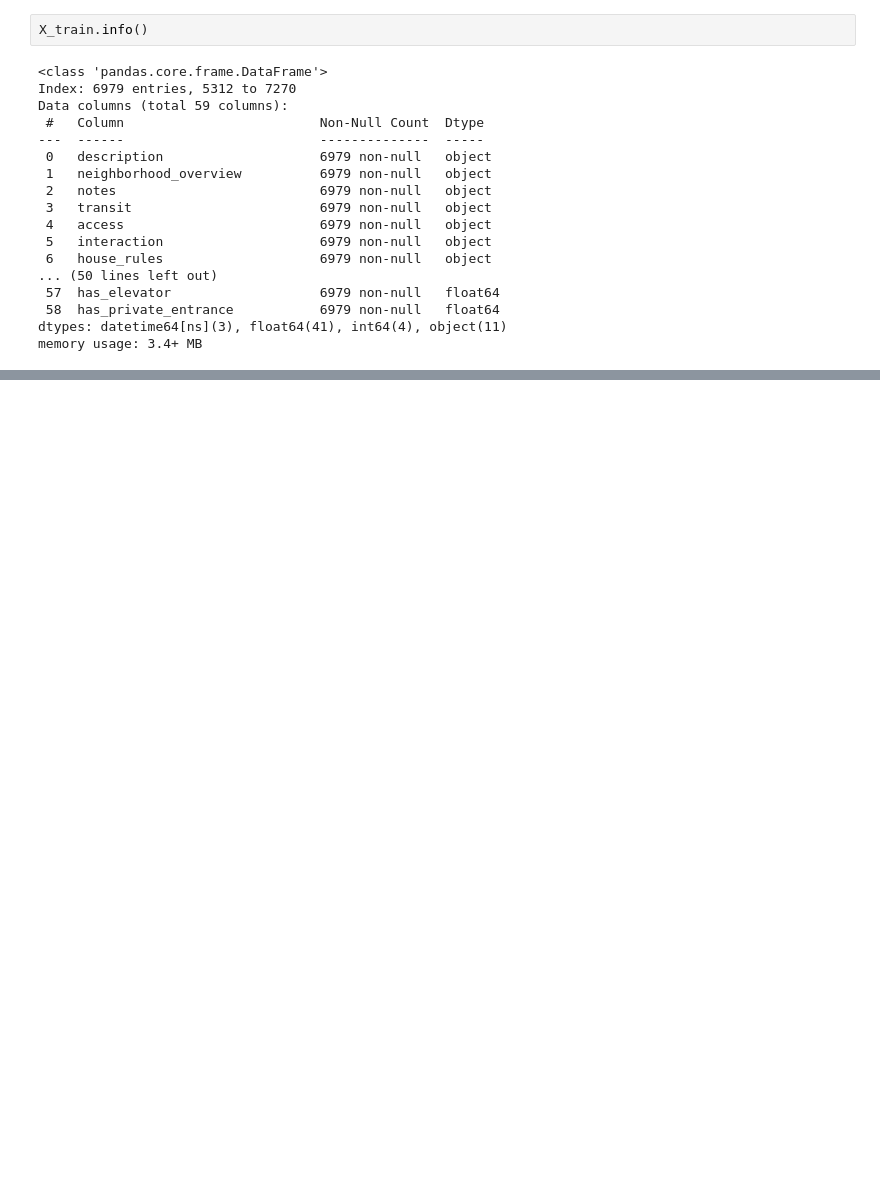
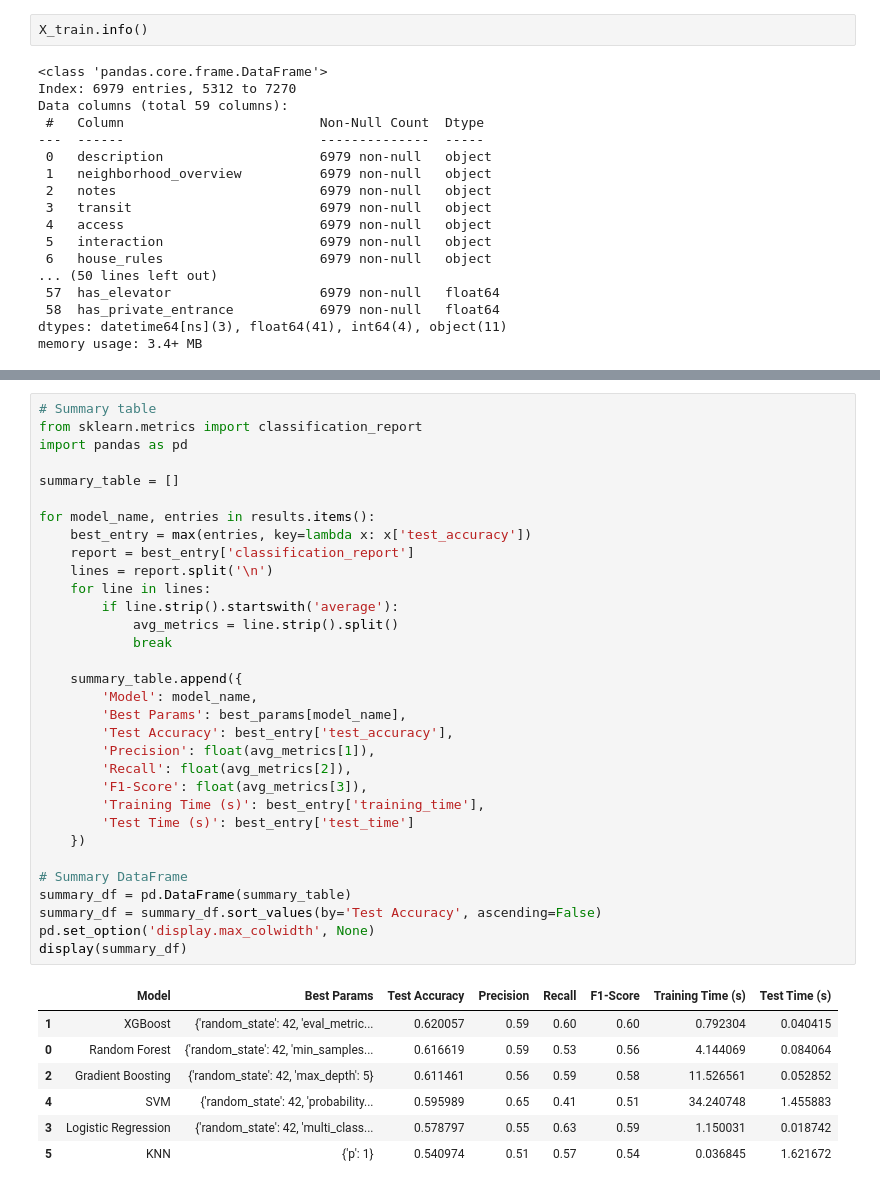
Before and after one commit to MaysoonHelmy/Guest_Satisfaction_Prediction, a Jupyter notebook: Milestone2/Milestone_2.ipynb, the cells around one changed output, grey strips where cells are left out. Cells and saved outputs as stored; diff of their text form; blank space fills up the shorter version.

```diff
--- a/Milestone2/Milestone_2.ipynb
+++ b/Milestone2/Milestone_2.ipynb
@@ -1270,0 +1185,40 @@ ValueError: y contains previously unseen labels: 0
+# %%
+# Summary table
+from sklearn.metrics import classification_report
+import pandas as pd
+
+summary_table = []
+
+for model_name, entries in results.items():
+    best_entry = max(entries, key=lambda x: x['test_accuracy'])
+    report = best_entry['classification_report']
+    lines = report.split('\n')
+    for line in lines:
+        if line.strip().startswith('average'):
+            avg_metrics = line.strip().split()
+            break
+
+    summary_table.append({
+        'Model': model_name,
+        'Best Params': best_params[model_name],
+        'Test Accuracy': best_entry['test_accuracy'],
+        'Precision': float(avg_metrics[1]),
+        'Recall': float(avg_metrics[2]),
+        'F1-Score': float(avg_metrics[3]),
+        'Training Time (s)': best_entry['training_time'],
+        'Test Time (s)': best_entry['test_time']
+    })
+
+# Summary DataFrame
+summary_df = pd.DataFrame(summary_table)
+summary_df = summary_df.sort_values(by='Test Accuracy', ascending=False)
+pd.set_option('display.max_colwidth', None)
+display(summary_df)
+# %% [output]
+|  | Model | Best Params | Test Accuracy | Precision | Recall | F1-Score | Training Time (s) | Test Time (s) |
+| 1 | XGBoost | {'random_state': 42, 'eval_metric... | 0.620057 | 0.59 | 0.60 | 0.60 | 0.792304 | 0.040415 |
+| 0 | Random Forest | {'random_state': 42, 'min_samples... | 0.616619 | 0.59 | 0.53 | 0.56 | 4.144069 | 0.084064 |
+| 2 | Gradient Boosting | {'random_state': 42, 'max_depth': 5} | 0.611461 | 0.56 | 0.59 | 0.58 | 11.526561 | 0.052852 |
+| 4 | SVM | {'random_state': 42, 'probability... | 0.595989 | 0.65 | 0.41 | 0.51 | 34.240748 | 1.455883 |
+| 3 | Logistic Regression | {'random_state': 42, 'multi_class... | 0.578797 | 0.55 | 0.63 | 0.59 | 1.150031 | 0.018742 |
+| 5 | KNN | {'p': 1} | 0.540974 | 0.51 | 0.57 | 0.54 | 0.036845 | 1.621672 |
```
Also changed, not shown: parts of 27 cells of this notebook, 7 other files.
